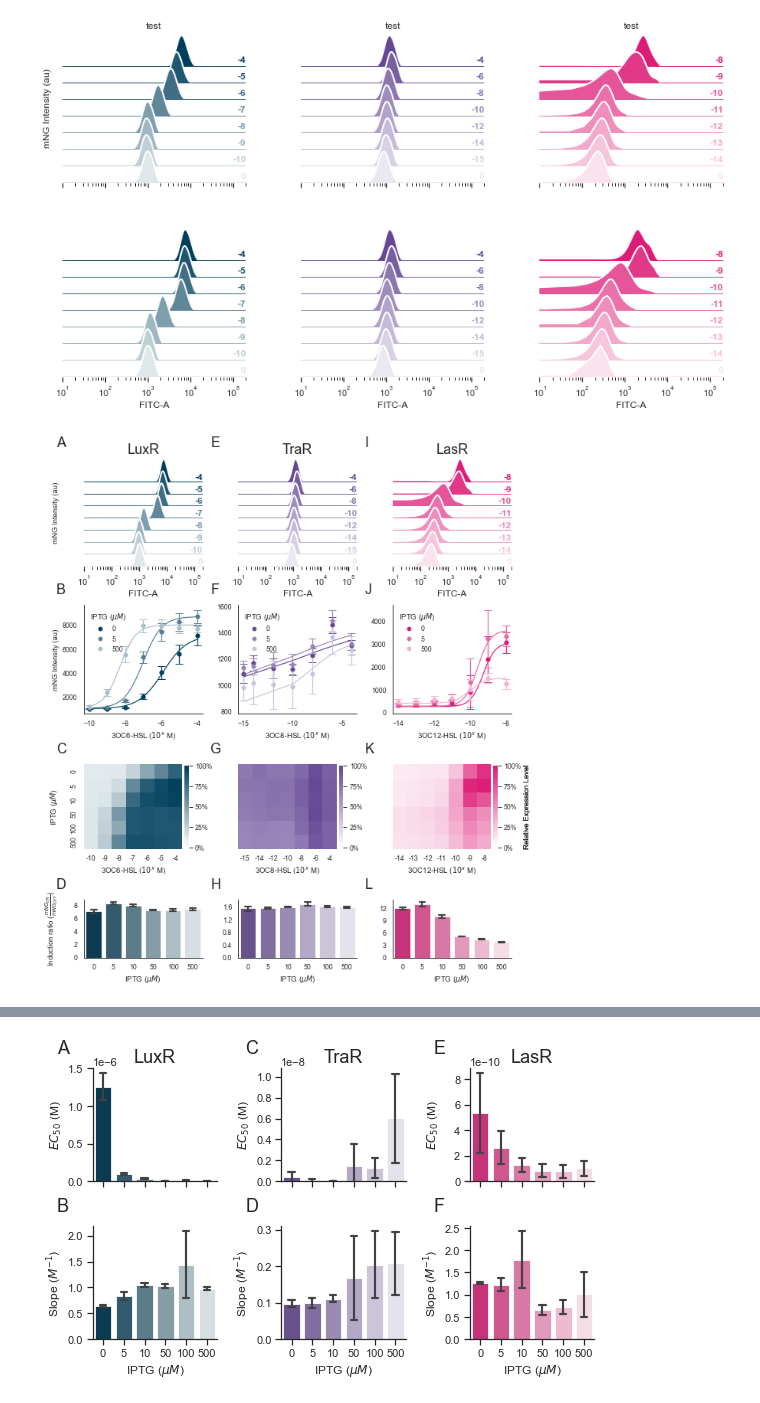
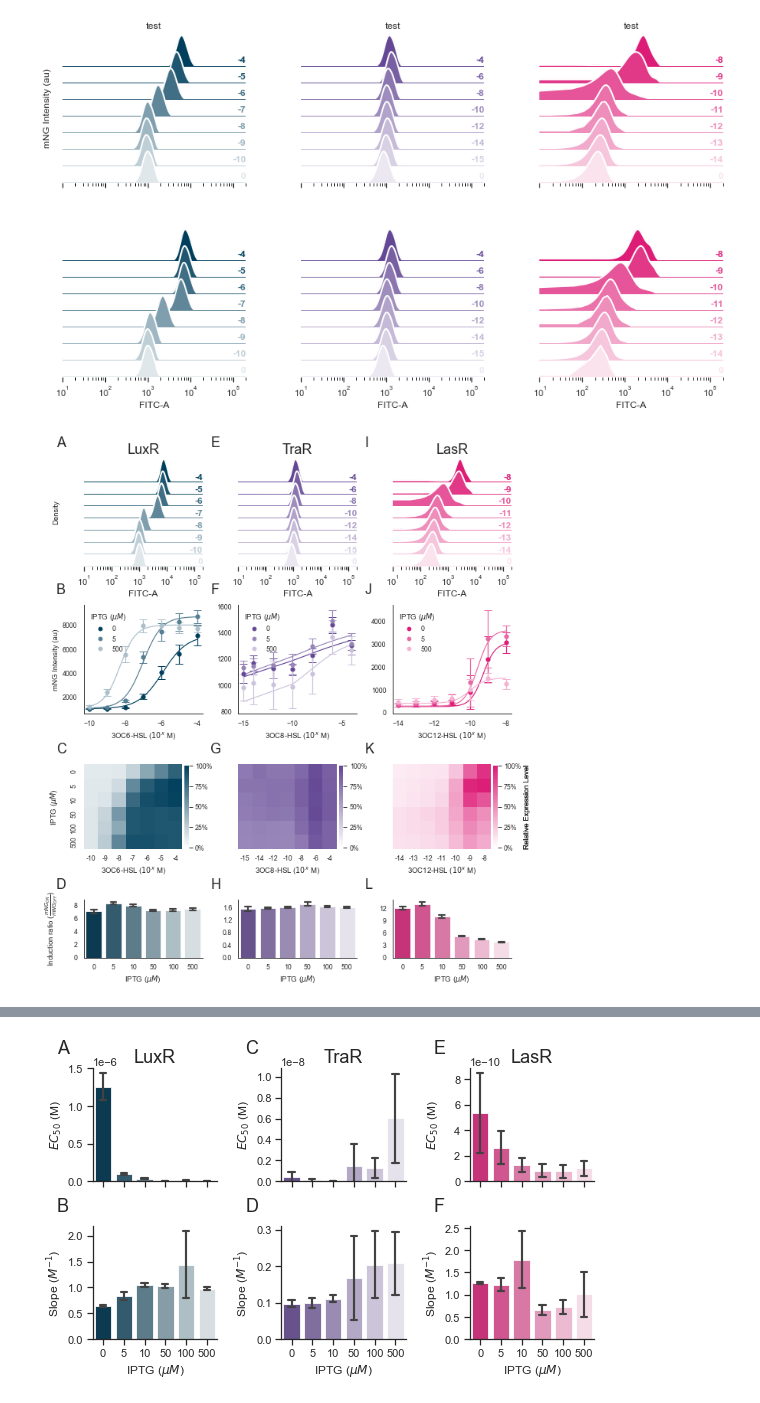
Before and after one commit to Jsakkos/cyano-sync, a Jupyter notebook: notebooks/Characterization.ipynb, the cells around one changed output, grey strips where cells are left out. Cells and saved outputs as stored; diff of their text form; code cells hidden in the pictures.

```diff
--- a/notebooks/Characterization.ipynb
+++ b/notebooks/Characterization.ipynb
@@ -556,32 +556,32 @@ fig.align_ylabels()
 #fig.tight_layout()
 axes[0,0].set_title('LuxR',fontsize=18)
 axes[0,1].set_title('TraR',fontsize=18)
 axes[0,2].set_title('LasR',fontsize=18)
 axes[2,1].get_yaxis().set_visible(False)
 axes[2,2].get_yaxis().set_visible(False)
 axes[3,0].yaxis.set_major_locator(MaxNLocator(5))
 axes[3,1].yaxis.set_major_locator(MaxNLocator(5))
 axes[3,2].yaxis.set_major_locator(MaxNLocator(5))
 #lux
 label_panel(axes[0,0],'A')
 label_panel(axes[1,0],'B')
 label_panel(axes[2,0],'C')
 label_panel(axes[3,0],'D')
 
 #tra
 label_panel(axes[0,1],'E')
 label_panel(axes[1,1],'F')
 label_panel(axes[2,1],'G')
 label_panel(axes[3,1],'H')
 #las
 label_panel(axes[0,2],'I')
 label_panel(axes[1,2],'J')
 label_panel(axes[2,2],'K')
 label_panel(axes[3,2],'L')
 for ax in axes[:,1:].ravel():
     ax.set_ylabel('')
 
-axes[0,0].set_ylabel('mNG Intensity (au)')
+axes[0,0].set_ylabel('Density')
 fig.savefig('../Figures/SE Characterization.pdf',bbox_inches='tight')
 # %% [output]
-[figure, old version]
+[figure, new version]
```
Also changed, not shown: parts of 2 cells of this notebook, 3 other files.
